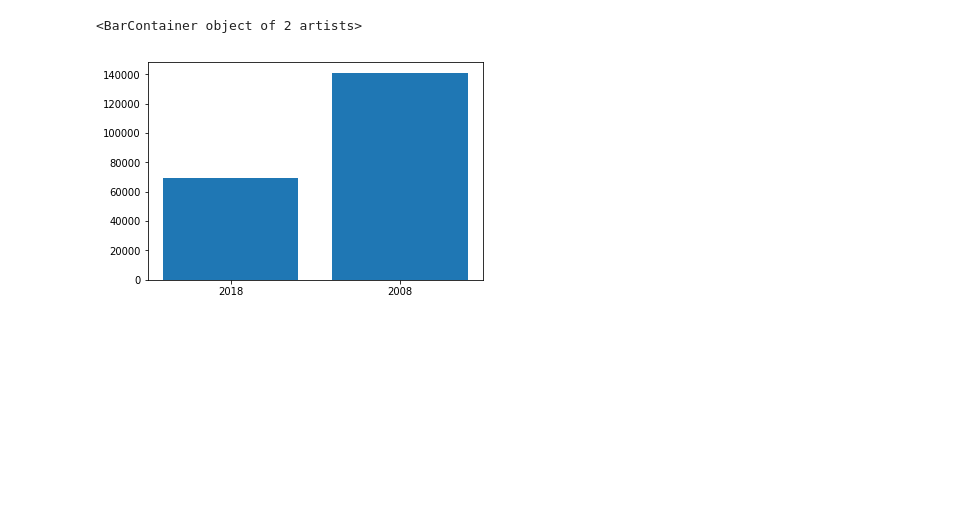
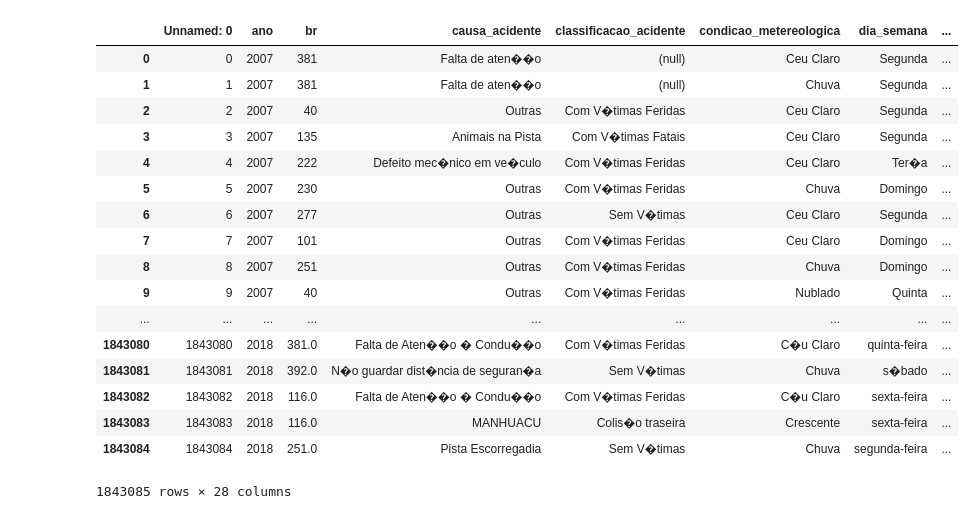
Before and after one commit to AllanBastos/Atividades-Python, a Jupyter notebook: ESTATÍSTICA APLICADA/Projeto/csv/Untitled.ipynb, the cells around one changed output. Saved outputs shown, nothing was run; the diff lists cells and outputs as text; code cells hidden in the pictures; blank space fills up the shorter version.

```diff
--- a/ESTATÍSTICA APLICADA/Projeto/csv/Untitled.ipynb
+++ b/ESTATÍSTICA APLICADA/Projeto/csv/Untitled.ipynb
@@ -5,11 +5,24 @@ import matplotlib.pyplot as plt
 %matplotlib inline
 # %%
 df = pd.read_csv('datatranAll.csv',low_memory=False)
-# %%
-data = {'2018': len(df[df['ano']==2018]), '2008': len(df[df['ano']==2008])}
-nomes = ['2018','2008']
-tamanhos = [len(df[df['ano']==2018]), len(df[df['ano']==2008])]
-plt.bar(nomes, tamanhos)
-# %% [output]
-<BarContainer object of 2 artists>
-[figure, removed]
+# %%
+df
+# %% [output]
+|  | Unnamed: 0 | ano | br | causa_acidente | classificacao_acidente | condicao_metereologica | dia_semana | ... |
+| 0 | 0 | 2007 | 381 | Falta de aten��o | (null) | Ceu Claro | Segunda | ... |
+| 1 | 1 | 2007 | 381 | Falta de aten��o | (null) | Chuva | Segunda | ... |
+| 2 | 2 | 2007 | 40 | Outras | Com V�timas Feridas | Ceu Claro | Segunda | ... |
+| 3 | 3 | 2007 | 135 | Animais na Pista | Com V�timas Fatais | Ceu Claro | Segunda | ... |
+| 4 | 4 | 2007 | 222 | Defeito mec�nico em ve�culo | Com V�timas Feridas | Ceu Claro | Ter�a | ... |
+| 5 | 5 | 2007 | 230 | Outras | Com V�timas Feridas | Chuva | Domingo | ... |
+| 6 | 6 | 2007 | 277 | Outras | Sem V�timas | Ceu Claro | Segunda | ... |
+| 7 | 7 | 2007 | 101 | Outras | Com V�timas Feridas | Ceu Claro | Domingo | ... |
+| 8 | 8 | 2007 | 251 | Outras | Com V�timas Feridas | Chuva | Domingo | ... |
+| 9 | 9 | 2007 | 40 | Outras | Com V�timas Feridas | Nublado | Quinta | ... |
+| ... | ... | ... | ... | ... | ... | ... | ... | ... |
+| 1843080 | 1843080 | 2018 | 381.0 | Falta de Aten��o � Condu��o | Com V�timas Feridas | C�u Claro | quinta-feira | ... |
+| 1843081 | 1843081 | 2018 | 392.0 | N�o guardar dist�ncia de seguran�a | Sem V�timas | Chuva | s�bado | ... |
+| 1843082 | 1843082 | 2018 | 116.0 | Falta de Aten��o � Condu��o | Com V�timas Feridas | C�u Claro | sexta-feira | ... |
+| 1843083 | 1843083 | 2018 | 116.0 | MANHUACU | Colis�o traseira | Crescente | sexta-feira | ... |
+| 1843084 | 1843084 | 2018 | 251.0 | Pista Escorregadia | Sem V�timas | Chuva | segunda-feira | ... |
+1843085 rows × 28 columns
```
Also changed, not shown: parts of 1 cell of this notebook, 1 other file.
